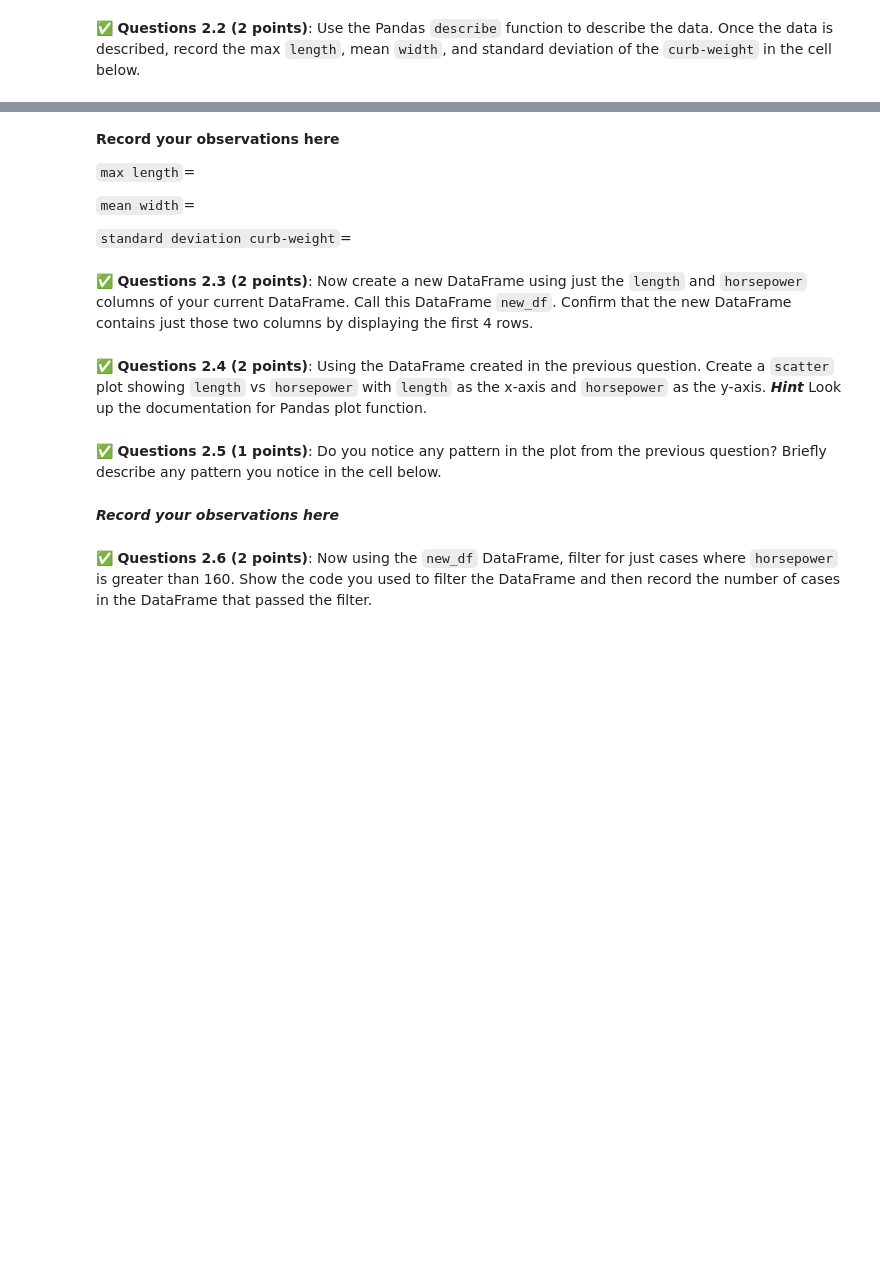
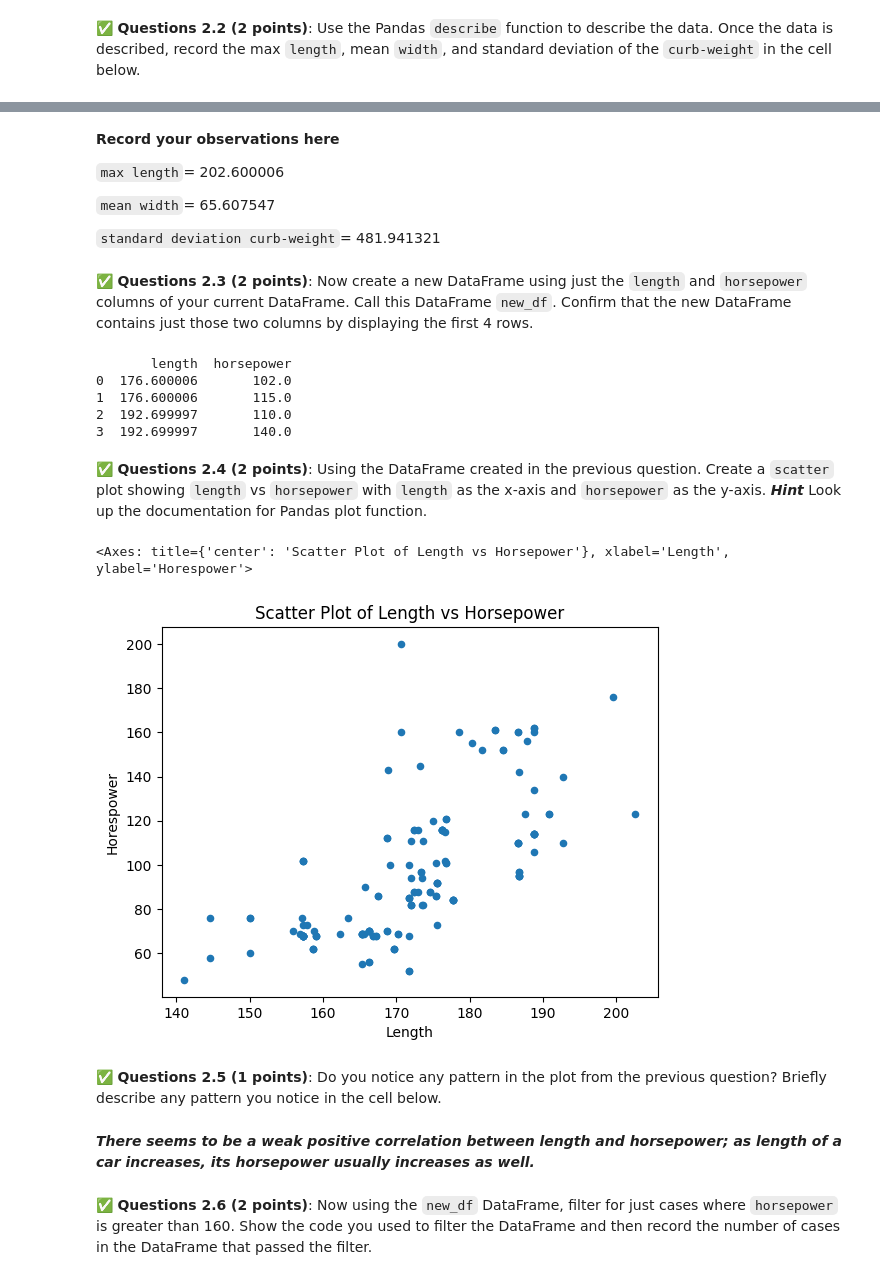
Before and after one commit to ray-singh/CMSE202-f24-turnin, a Jupyter notebook: hw-01/HW-01_GitPracticeDebuggingPythonPackagesAndClasses-STUDENT.ipynb, the cells around one changed output, grey strips where cells are left out. Saved outputs shown, nothing was run; the diff lists cells and outputs as text; code cells hidden in the pictures; blank space fills up the shorter version.

```diff
--- a/hw-01/HW-01_GitPracticeDebuggingPythonPackagesAndClasses-STUDENT.ipynb
+++ b/hw-01/HW-01_GitPracticeDebuggingPythonPackagesAndClasses-STUDENT.ipynb
@@ -151,0 +152,3 @@ import pandas as pd
+# %%
+data_frame = pd.read_csv('auto_price.csv')
+data_frame.head()
@@ -156,10 +177,10 @@ import pandas as pd
 # %% [markdown]
 **Record your observations here**
 
-`max length`=
+`max length`= 202.600006
 
-`mean width`=
+`mean width`= 65.607547
 
-`standard deviation curb-weight`=
+`standard deviation curb-weight`= 481.941321
 # %% [markdown]
 &#9989; **Questions 2.3 (2 points)**: Now create a new DataFrame using just the `length` and `horsepower` columns of your current DataFrame. Call this DataFrame `new_df`. Confirm that the new DataFrame contains just those two columns by displaying the first 4 rows.
@@ -168,2 +187,11 @@ import pandas as pd
+# %%
+new_df = data_frame[['length', 'horsepower']]
+print(new_df.head(4))
+# %% [output]
+       length  horsepower
+0  176.600006       102.0
+1  176.600006       115.0
+2  192.699997       110.0
+3  192.699997       140.0
 # %% [markdown]
 &#9989; **Questions 2.4 (2 points)**: Using the DataFrame created in the previous question. Create a `scatter` plot showing `length` vs `horsepower` with `length` as the x-axis and `horsepower` as the y-axis. ***Hint*** Look up the documentation for Pandas plot function.
@@ -172,6 +198,16 @@ import pandas as pd
+# %%
+data_frame.plot(kind='scatter',
+                x='length',
+                y='horsepower',
+                xlabel='Length',
+                ylabel='Horespower',
+                title='Scatter Plot of Length vs Horsepower')
+# %% [output]
+<Axes: title={'center': 'Scatter Plot of Length vs Horsepower'}, xlabel='Length', ylabel='Horespower'>
+[figure, added]
 # %% [markdown]
 &#9989; **Questions 2.5 (1 points)**: Do you notice any pattern in the plot from the previous question? Briefly describe any pattern you notice in the cell below.
-# %% [markdown]
-***Record your observations here***
+# %% [markdown]
+***There seems to be a weak positive correlation between length and horsepower; as length of a car increases, its horsepower usually increases as well.***
 # %% [markdown]
 &#9989; **Questions 2.6 (2 points)**: Now using the `new_df` DataFrame, filter for just cases where `horsepower` is greater than 160. Show the code you used to filter the DataFrame and then record the number of cases in the DataFrame that passed the filter.
```
Also changed, not shown: parts of 9 cells of this notebook, 1 other file.
